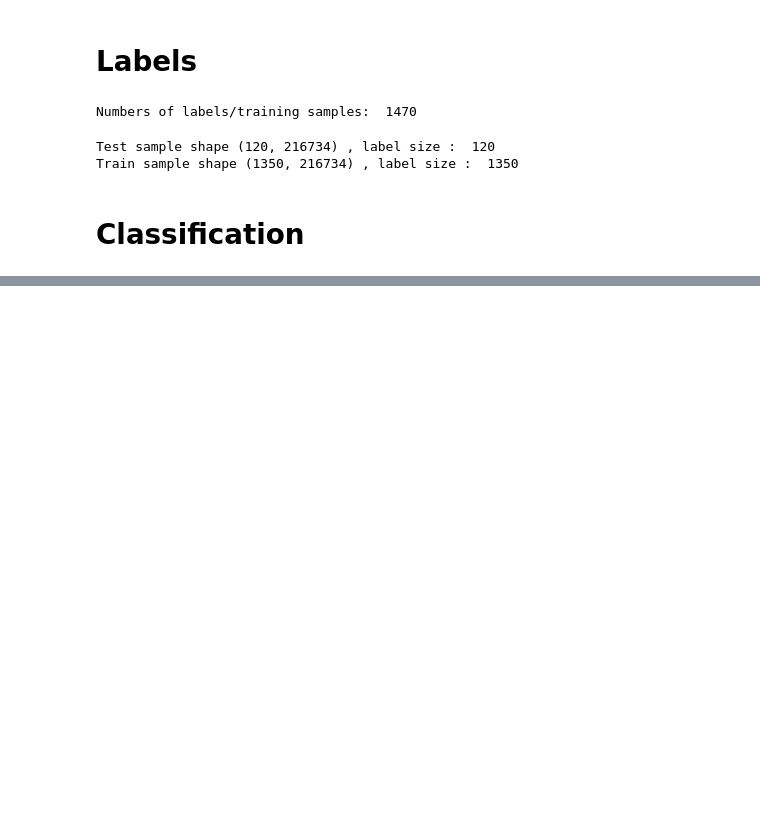
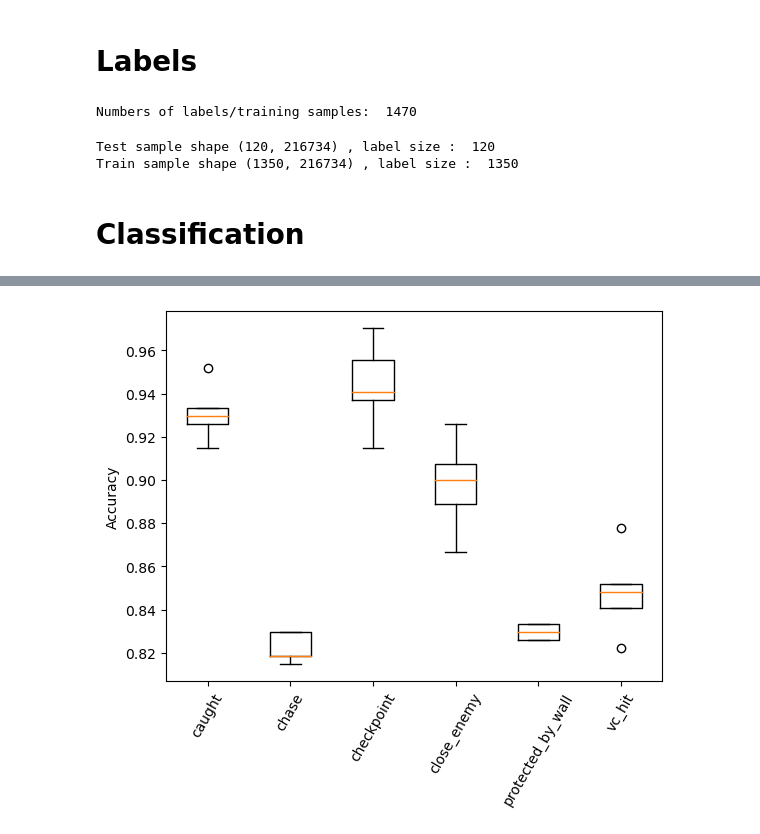
Before and after one commit to Alicia-max/MVPA_fMRI-Analysis, a Jupyter notebook: Basic_MVPA.ipynb, the cells around one changed output, grey strips where cells are left out. Saved outputs shown, nothing was run; the diff lists cells and outputs as text; code cells hidden in the pictures; blank space fills up the shorter version.

```diff
--- a/Basic_MVPA.ipynb
+++ b/Basic_MVPA.ipynb
@@ -251,0 +284,24 @@ for name, clf in classifiers.items():
+# %%
+beta_maps_test = nib.funcs.concat_images(beta_maps[0:4], axis = -1)
+beta_maps_train = nib.funcs.concat_images(beta_maps[4:49], axis = -1)
+labels_test = labels[:120]
+labels_train = labels[120:,]
+# %%
+best_grid = {'C': [1e-5],
+             'solver' : ['lbfgs'],
+             'multi_class':['multinomial'],
+             'max_iter':[50] }
+# %%
+decoder = Decoder(estimator= 'logistic',mask= mask, param_grid=best_grid, cv=LeaveOneGroupOut()
+                  ,scoring='accuracy', standardize = True)
+
+decoder.fit(beta_maps_train, train_labels, chunks_CV['per_run'])
+# %%
+fig, ax = plt.subplots()
+ax.boxplot(decoder.cv_scores_.values())
+ax.set_xticklabels(decoder.cv_scores_.keys())
+plt.xticks(rotation=60)
+plt.ylabel('Accuracy')
+plt.show()
+# %% [output]
+[figure, added]
```
Also changed, not shown: parts of 43 cells of this notebook, 1 other file.
